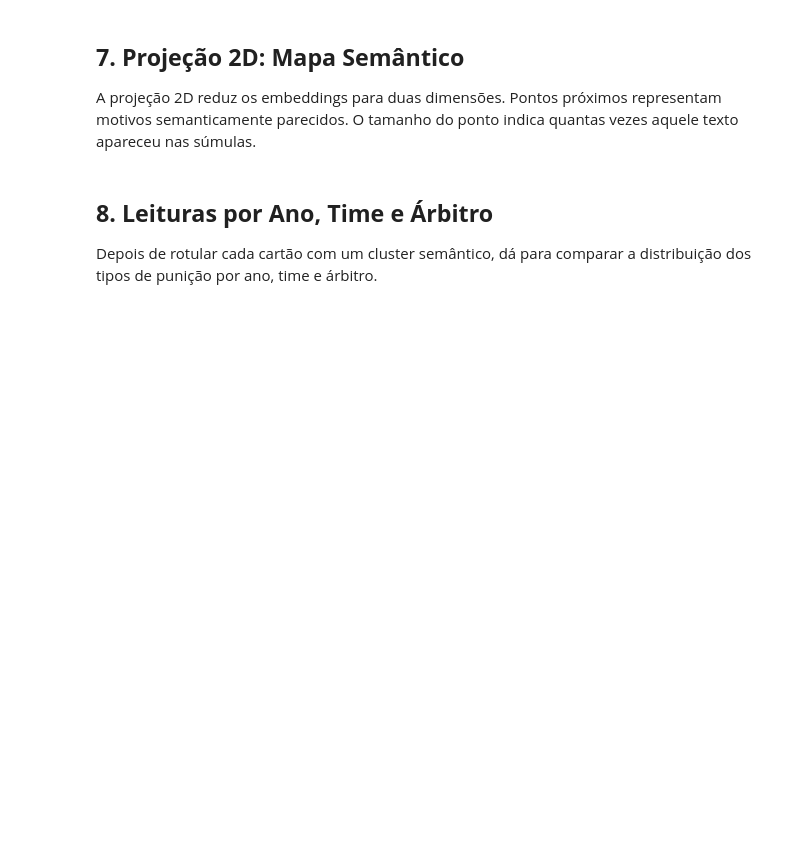
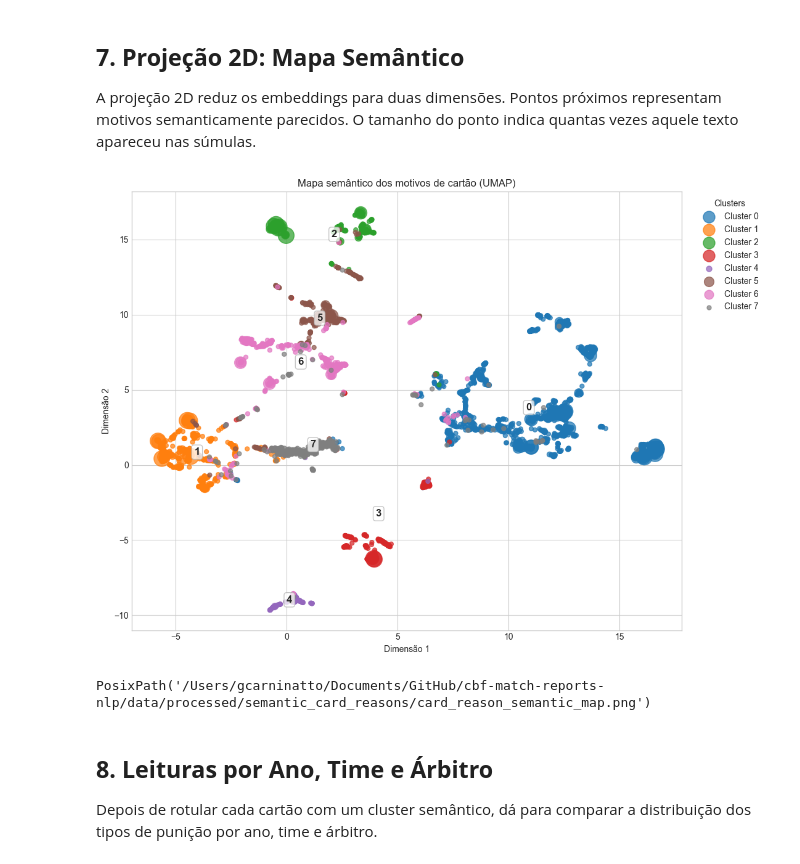
Before and after one commit to gcarbs1/cbf-match-report-analysis, a Jupyter notebook: notebooks/2-semantic_card_reasons_embeddings.ipynb, the cells around one changed output. Cells and saved outputs as stored; diff of their text form; code cells hidden in the pictures; blank space fills up the shorter version.

```diff
--- a/notebooks/2-semantic_card_reasons_embeddings.ipynb
+++ b/notebooks/2-semantic_card_reasons_embeddings.ipynb
@@ -20,22 +18,12 @@ from pathlib import Path
 import numpy as np
 import pandas as pd
 import matplotlib.pyplot as plt
+import umap
+from sentence_transformers import SentenceTransformer
 from sklearn.cluster import KMeans
-from sklearn.decomposition import PCA, TruncatedSVD
 from sklearn.feature_extraction.text import TfidfVectorizer
 from sklearn.metrics import silhouette_score
 from sklearn.metrics.pairwise import cosine_similarity
-from sklearn.preprocessing import normalize
-
-try:
-    import umap
-except ImportError:
-    umap = None
-
-try:
-    from sentence_transformers import SentenceTransformer
-except ImportError:
-    SentenceTransformer = None
 
 pd.set_option("display.max_colwidth", 180)
 plt.style.use("seaborn-v0_8-whitegrid")
@@ -277,52 +282,49 @@ cluster_summary
 
 A projeção 2D reduz os embeddings para duas dimensões. Pontos próximos representam motivos semanticamente parecidos. O tamanho do ponto indica quantas vezes aquele texto apareceu nas súmulas.
 # %%
-if len(reason_counts) >= 5 and umap is not None:
-    reducer = umap.UMAP(
-        n_neighbors=min(15, len(reason_counts) - 1),
-        min_dist=0.08,
-        metric="cosine",
-        random_state=RANDOM_STATE,
-    )
-    coords = reducer.fit_transform(embeddings)
-    projection_method = "UMAP"
-else:
-    reducer = PCA(n_components=2, random_state=RANDOM_STATE)
-    coords = reducer.fit_transform(embeddings)
-    projection_method = "PCA"
+reducer = umap.UMAP(
+    n_neighbors=min(15, len(reason_counts) - 1),
+    min_dist=0.08,
+    metric="cosine",
+    random_state=RANDOM_STATE,
+)
+coords = reducer.fit_transform(embeddings)
+projection_method = "UMAP"
 
 reason_counts["x"] = coords[:, 0]
 reason_counts["y"] = coords[:, 1]
 
 fig, ax = plt.subplots(figsize=(11, 8))
 for cluster_id, group in reason_counts.groupby("cluster"):
     ax.scatter(
         group["x"],
         group["y"],
         s=np.clip(group["n_events"] * 6, 25, 350),
         alpha=0.72,
         label=f"Cluster {cluster_id}",
     )
 
 for cluster_id, group in reason_counts.groupby("cluster"):
     centroid = group[["x", "y"]].mean()
     ax.text(
         centroid["x"],
         centroid["y"],
         str(cluster_id),
         fontsize=12,
         fontweight="bold",
         ha="center",
         va="center",
         bbox={"boxstyle": "round,pad=0.25", "facecolor": "white", "alpha": 0.75, "edgecolor": "0.7"},
     )
 
 ax.set_title(f"Mapa semântico dos motivos de cartão ({projection_method})")
 ax.set_xlabel("Dimensão 1")
 ax.set_ylabel("Dimensão 2")
 ax.legend(bbox_to_anchor=(1.02, 1), loc="upper left", title="Clusters")
 plt.tight_layout()
 plt.show()
+# %% [output]
+[figure, added]
 # %%
 fig_path = OUTPUT_DIR / "card_reason_semantic_map.png"
 
@@ -354,8 +356,9 @@ ax.legend(bbox_to_anchor=(1.02, 1), loc="upper left", title="Clusters")
 plt.tight_layout()
 fig.savefig(fig_path, dpi=180, bbox_inches="tight")
 plt.close(fig)
-
-print(f"Figura salva em: {fig_path}")
+fig_path
+# %% [output]
+PosixPath('/Users/gcarninatto/Documents/GitHub/cbf-match-reports-nlp/data/processed/semantic_card_reasons/card_reason_semantic_map.png')
 # %% [markdown]
 ## **8. Leituras por Ano, Time e Árbitro**
 
```
Also changed, not shown: parts of 14 cells of this notebook, 3 other files.
